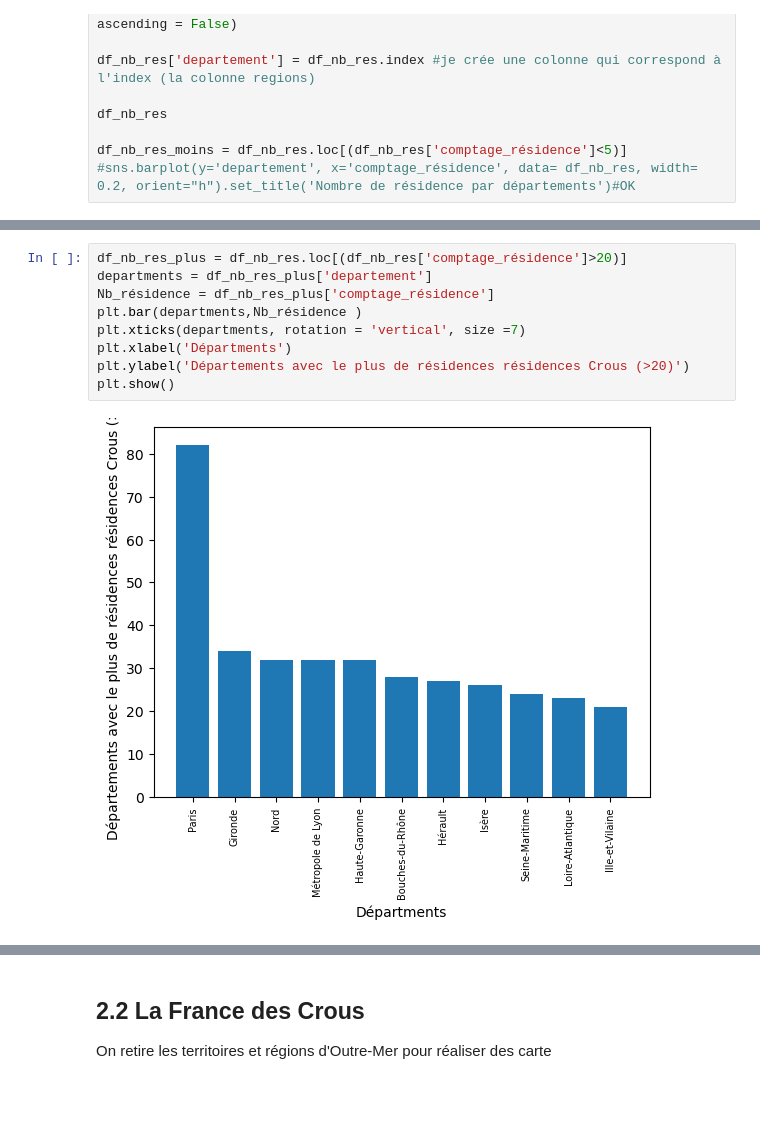
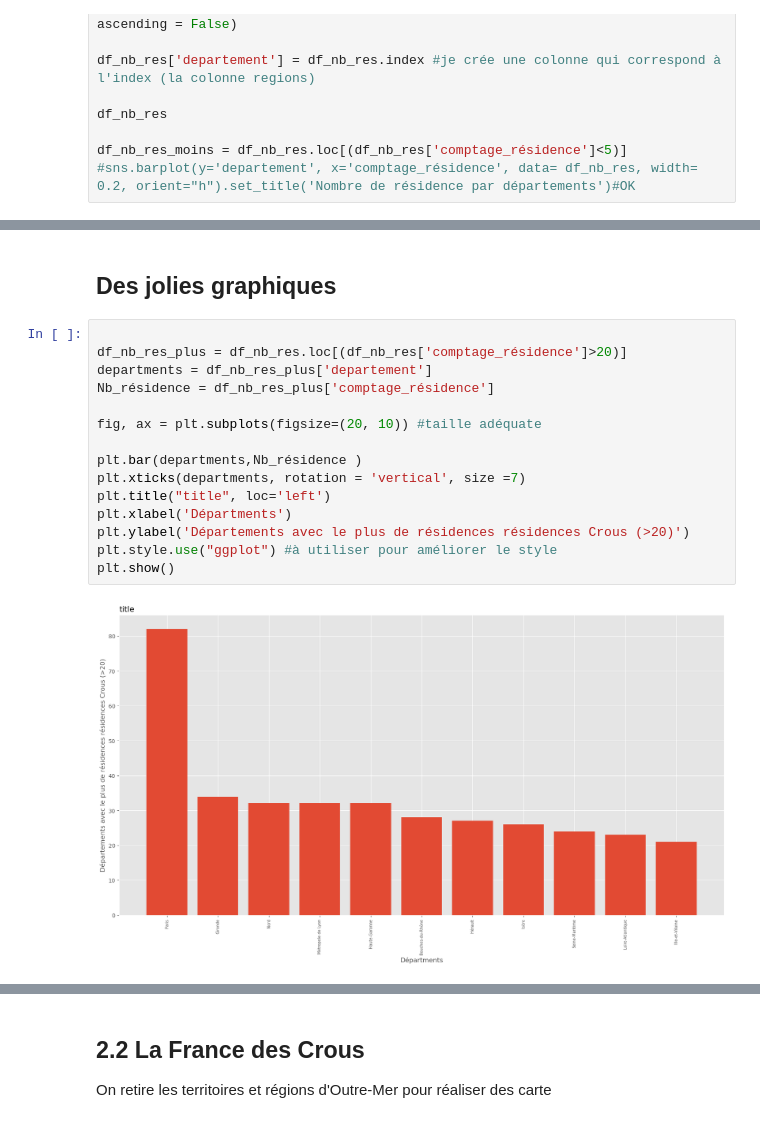
Before and after one commit to Simgnt/La-loi-du-Crous, a Jupyter notebook: Projet_final_with_maps_3_Simon.ipynb, the cells around one changed output, grey strips where cells are left out. Saved outputs shown, nothing was run; the diff lists cells and outputs as text; blank space fills up the shorter version.

```diff
--- a/Projet_final_with_maps_3_Simon.ipynb
+++ b/Projet_final_with_maps_3_Simon.ipynb
@@ -383,11 +383,19 @@ plt.show()
+# %% [markdown]
+## Des jolies graphiques
 # %%
+
 df_nb_res_plus = df_nb_res.loc[(df_nb_res['comptage_résidence']>20)]
 departments = df_nb_res_plus['departement']
 Nb_résidence = df_nb_res_plus['comptage_résidence']
+
+fig, ax = plt.subplots(figsize=(20, 10)) #taille adéquate
+
 plt.bar(departments,Nb_résidence )
 plt.xticks(departments, rotation = 'vertical', size =7)
+plt.title("title", loc='left')
 plt.xlabel('Départments')
 plt.ylabel('Départements avec le plus de résidences résidences Crous (>20)')
+plt.style.use("ggplot") #à utiliser pour améliorer le style
 plt.show()
 # %% [output]
-[figure, old version]
+[figure, new version]
```
Also changed, not shown: parts of 21 cells of this notebook.
